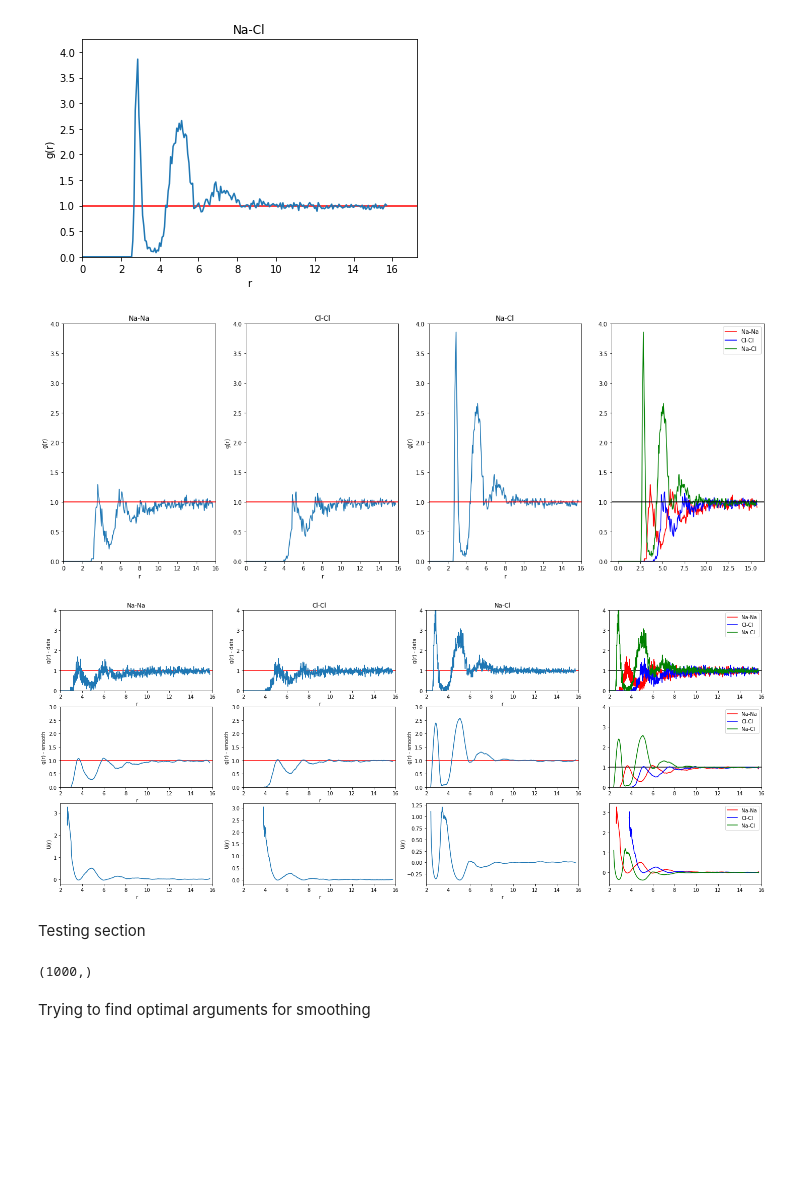
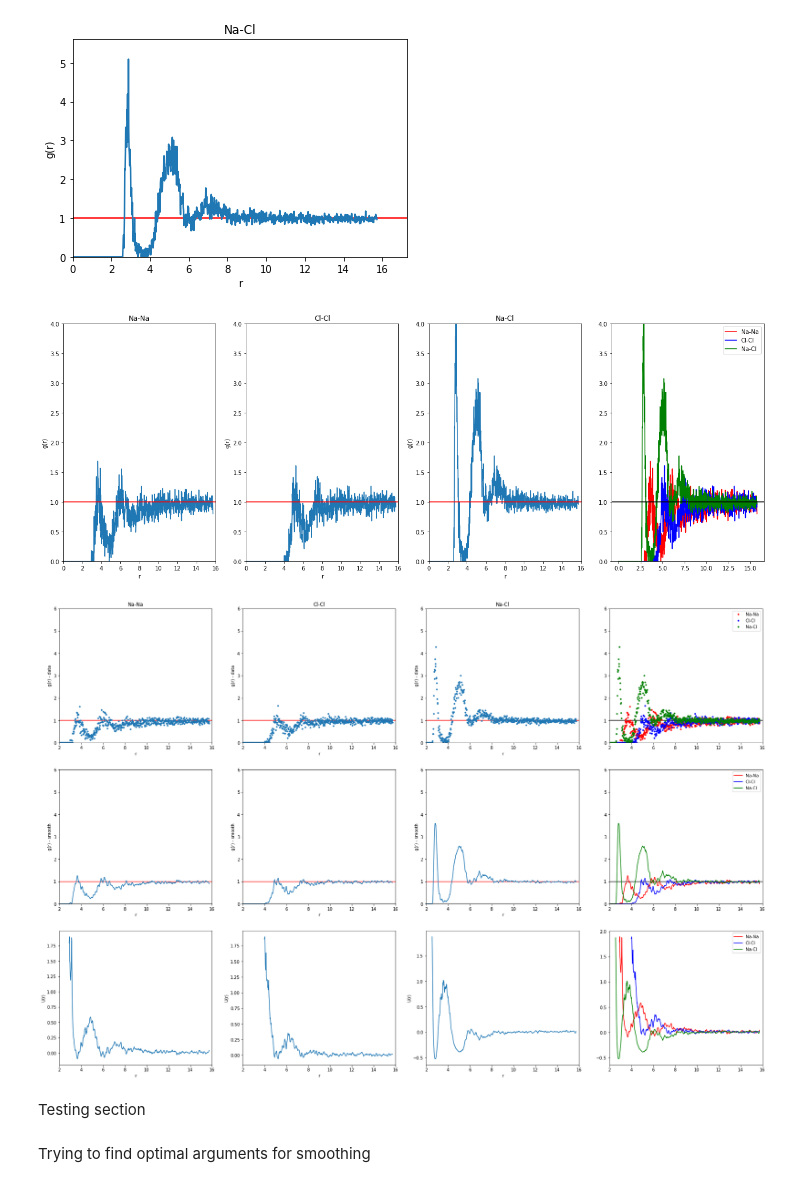
Before and after one commit to iasonq/lab-comphys-statmech-2, a Jupyter notebook: 0a_Code/rdf.ipynb, the cells around one changed output. Cells and saved outputs as stored; diff of their text form; code cells hidden in the pictures; blank space fills up the shorter version.

```diff
--- a/0a_Code/rdf.ipynb
+++ b/0a_Code/rdf.ipynb
@@ -119,6 +121,6 @@ def plt_grdf(g, r, pair):
     plt.ylim( (0, np.max(g)*1.1) )
 # %%
 pair = 0
-g0, r0 = main_fuc(pair, 250)
+g0, r0 = main_fuc(pair, 1000)
 plt_grdf(g0, r0, pair)
 # %% [output]
@@ -126,5 +128,5 @@ plt_grdf(g0, r0, pair)
 # %%
 pair = 1
-g1, r1 = main_fuc(pair, 250)
+g1, r1 = main_fuc(pair, 1000)
 plt_grdf(g1, r1, pair)
 # %% [output]
@@ -132,14 +134,13 @@ plt_grdf(g1, r1, pair)
 # %%
 pair = 2
-g2, r2 = main_fuc(pair, 250)
+g2, r2 = main_fuc(pair, 1000)
 plt_grdf(g2, r2, pair)
 # %% [output]
-[figure, old version]
+[figure, new version]
 # %%
-
 fig, ax = plt.subplots(1, 4 , figsize=(22.00, 7.64))
 for i in range(0, 3):
-    g, r = main_fuc(i, 250)
+    g, r = main_fuc(i, 1000)
     ax[i].plot(r, g)
     ax[i].set_title(pairing[i])
     ax[i].set_xlabel('r')
@@ -154,7 +155,7 @@ ax[3].axhline(1, 0, 2*np.max(r), c="black")
 ax[3].set_ylim( (0, 4) )
 fig.show()
 # %% [output]
-[figure, old version]
+[figure, new version]
 # %%
 g_all = np.array([g0, g1, g2])
 for i in range(0, 3):
@@ -162,60 +163,68 @@ for i in range(0, 3):
     np.savetxt("output_g_" + pairing[i] +".txt", list(zip(r0, g_all[i])), fmt="%16.14f") #header=info
 # %%
 #smoothen
+g_all = []
 
-fig, ax = plt.subplots(3, 4 , figsize=(25.00, 10.00))
+fig, ax = plt.subplots(3, 4 , figsize=(30.00, 20.00))
 for i in range(0, 3):
-    g, r = main_fuc(i, 1000)
-    ax[0, i].plot(r, g)
+
+    g, r = main_fuc(i, 700)
+    g_all.append(g)
+    ax[0, i].plot(r, g, marker=".", linestyle="None")
     ax[0, i].set_title(pairing[i])
     ax[0, i].set_xlabel('r')
     ax[0, i].set_ylabel("g(r) - data")
     ax[0, i].axhline(1, 0, 2*np.max(r), c="red", zorder=-1) #colors="red"
     ax[0, i].set_xlim( (2, 16) )
-    ax[0, i].set_ylim( (0, 4) )
-    ax[0, 3].plot(r, g, label=pairing[i], color=coldic[i])
+    ax[0, i].set_ylim( (0, 6) )
+    ax[0, 3].plot(r, g, label=pairing[i], color=coldic[i], marker=".", linestyle="None")
 
-    g_smooth = savgol_filter(g, 65, 3)
+    g_smooth = savgol_filter(g, 11, 3)
     ax[1, i].plot(r, g_smooth)
     #ax[1, i].set_title(pairing[i])
     ax[1, i].set_xlabel('r')
     ax[1, i].set_ylabel("g(r) - smooth")
     ax[1, i].axhline(1, 0, 2*np.max(r), c="red", zorder=-1) #colors="red"
     ax[1, i].set_xlim( (2, 16) )
-    ax[1, i].set_ylim( (0, 3) )
+    ax[1, i].set_ylim( (0, 6) )
     ax[1, 3].plot(r, g_smooth, label=pairing[i], color=coldic[i])
 
-    ind = np.where(g_smooth>0)[0]
+    ind = np.where(g_smooth>0.01)[0]
     g_smooth = g_smooth[ind]
-    r_v = np.array(r)[ind]
+    r_v = r[ind]
     V = -kb*T*np.log(g_smooth) #shouldnt it be ln(g/g_ref) ?
     ax[2, i].plot(r_v, V)
     #ax[2, i].set_title("Potential " + pairing[i])
     ax[2, i].set_xlabel('r')
     ax[2, i].set_ylabel("U(r)")
     #ax[2, i].axhline(1, 0, 2*np.max(r), c="red", zorder=-1) #colors="red"
     ax[2, i].set_xlim( (2, 16) )
-    #ax[2, i].set_ylim( (0, 3) )
+    #ax[2, i].set_ylim( (0, ) )
 
     ax[2, 3].plot(r_v, V, label=pairing[i], color=coldic[i])
 
     ax[i, 3].set_xlim( (2, 16) )
 
 
 
 ax[0, 3].legend(loc="upper right")
 ax[0, 3].axhline(1, 0, 2*np.max(r), c="black", zorder=-1)
-ax[0, 3].set_ylim( (0, 4) )
+ax[0, 3].set_ylim( (0, 6) )
 
 ax[1, 3].legend(loc="upper right")
 ax[1, 3].axhline(1, 0, 2*np.max(r), c="black", zorder=-1)
-ax[1, 3].set_ylim( (0, 4) )
+ax[1, 3].set_ylim( (0, 6) )
 
 ax[2, 3].legend(loc="upper right")
 
+g_all = np.array(g_all)
+for i in range(0, 3):
+    #info = "Some header info, seems to interfere with the website"
+    np.savetxt("output_g_" + pairing[i] +".txt", list(zip(r0, g_all[i])), fmt="%16.14f") #header=info
+
 fig.show()
 plt.savefig("output.pdf")
 # %% [output]
-[figure, old version]
+[figure, new version]
 # %% [markdown]
 Testing section
@@ -224,6 +231,2 @@ g_t, r_t = main_fuc(0, 1000) #1000 bins necessary, 250 doesnt work AT ALL
-# %%
-np.shape(g_t)
-# %% [output]
-(1000,)
 # %% [markdown]
 Trying to find optimal arguments for smoothing
```
Also changed, not shown: parts of 18 cells of this notebook, 22 other files.
